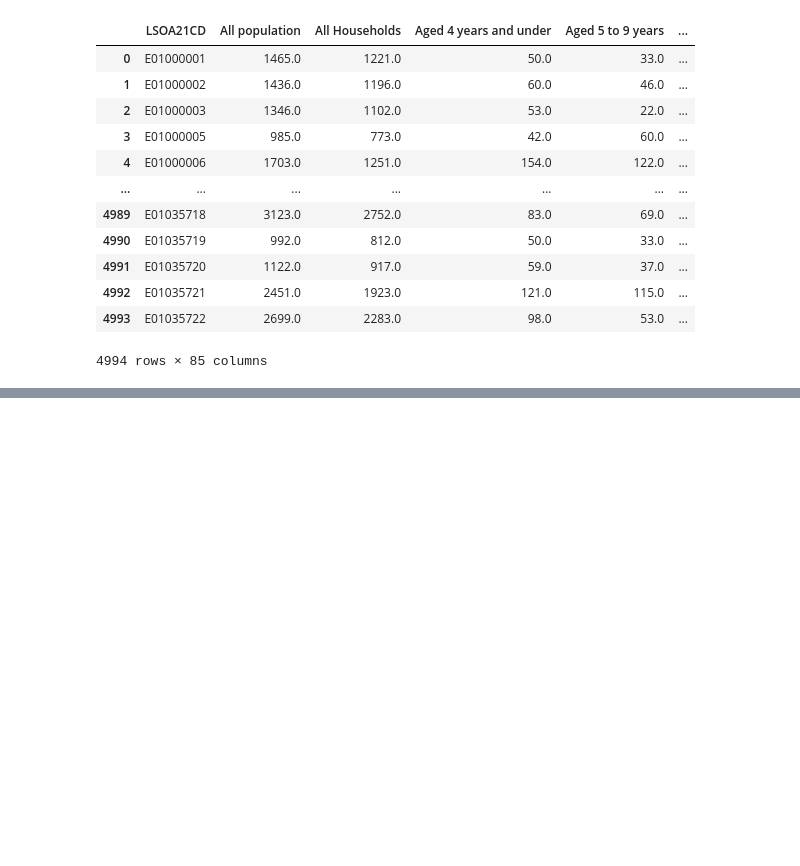
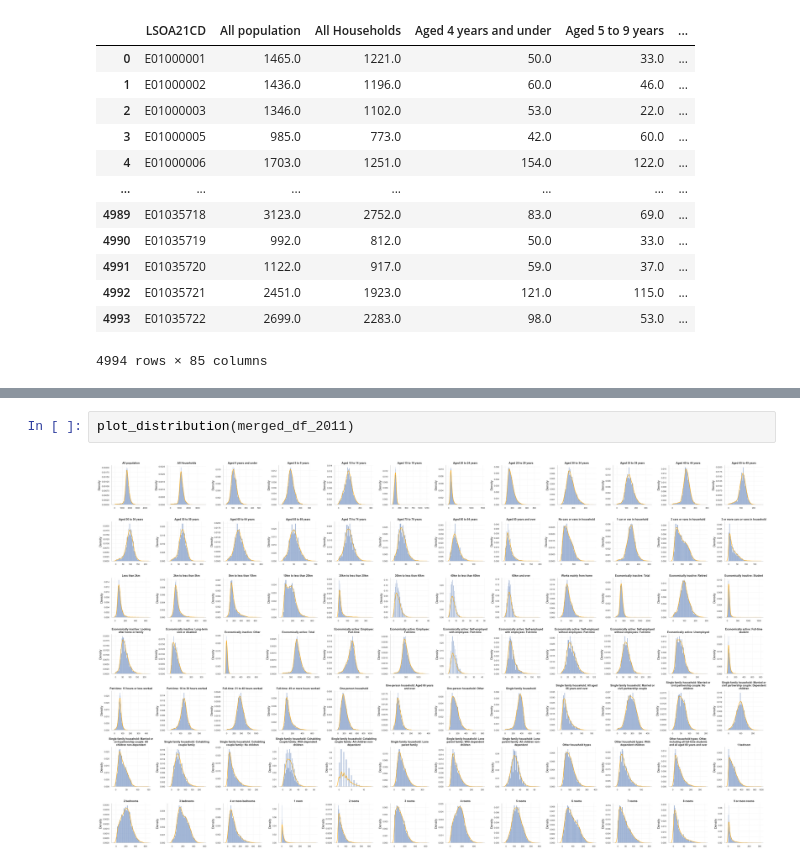
Before and after one commit to wbwhaha/NLP_Gentrification_London_Prediction, a Jupyter notebook: Code/6_1_a_Prediction Model Input Preparation (SES).ipynb, the cells around one changed output, grey strips where cells are left out. Cells and saved outputs as stored; diff of their text form; blank space fills up the shorter version.

```diff
--- a/Code/6_1_a_Prediction Model Input Preparation (SES).ipynb
+++ b/Code/6_1_a_Prediction Model Input Preparation (SES).ipynb
@@ -509,0 +551,4 @@ df_scaled_2021.insert(0, "LSOA21CD", merged_df_2021['LSOA21CD'])
+# %%
+plot_distribution(merged_df_2011)
+# %% [output]
+[figure, added]
```
Also changed, not shown: parts of 8 cells of this notebook, 4 other files.
